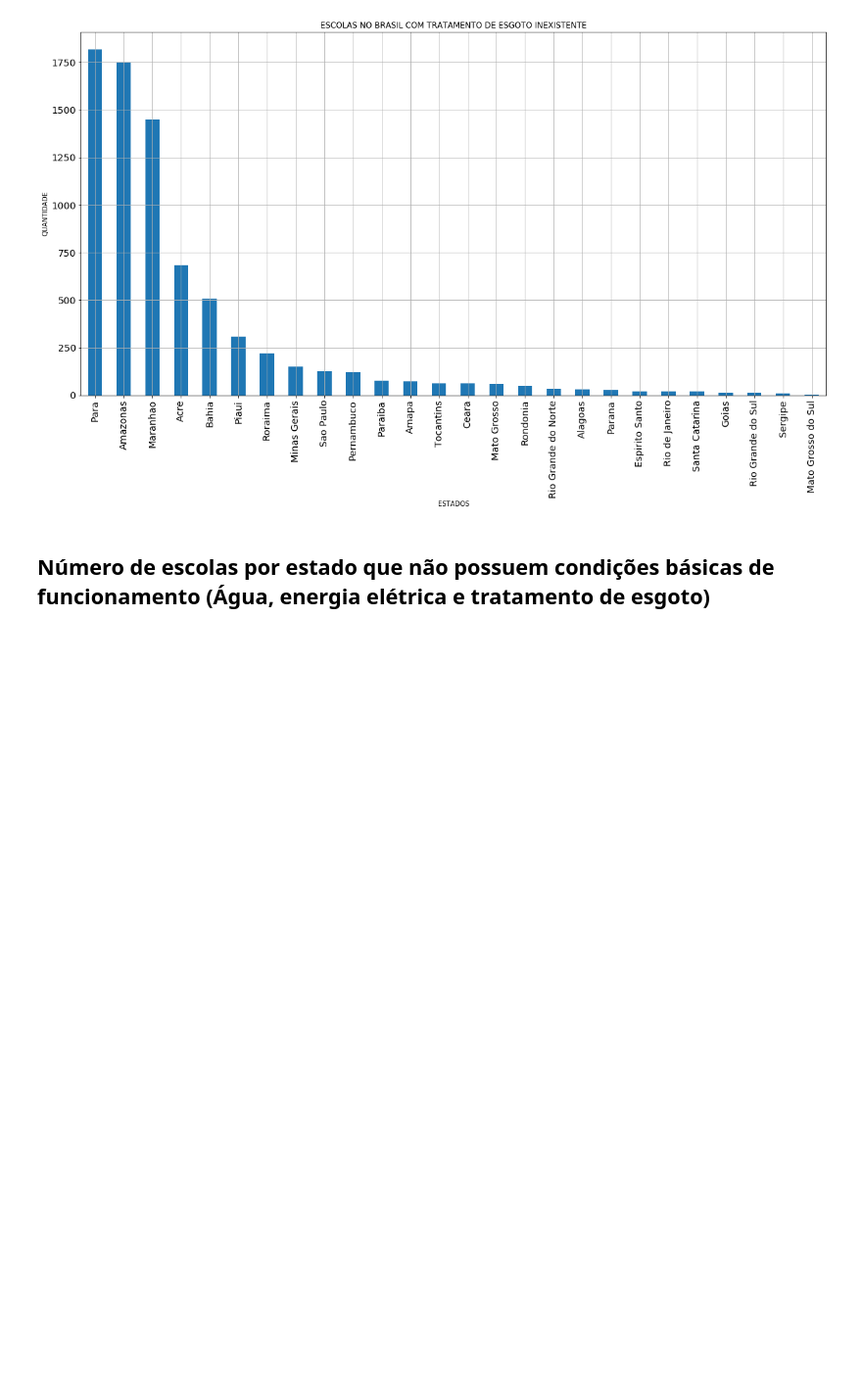
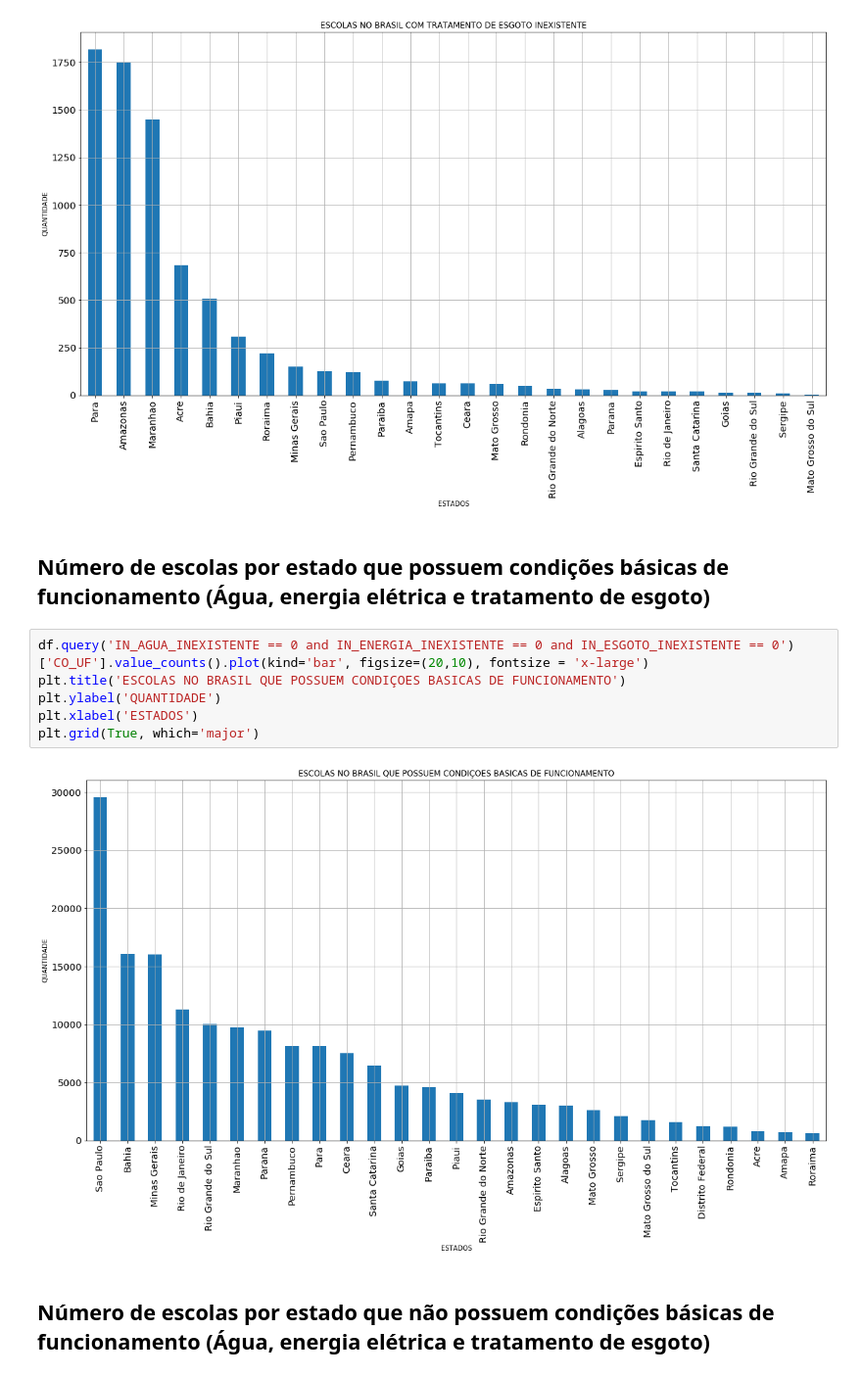
Before and after one commit to guilhermemigliano/analise-de-dados-ED, a Jupyter notebook: EP4.ipynb, the cells around one changed output. Shown: that part at 98% size. Drawn from its saved outputs; the diff is of its cells as text; blank space fills up the shorter version.

```diff
--- a/EP4.ipynb
+++ b/EP4.ipynb
@@ -38,6 +72,17 @@ plt.xlabel('ESTADOS')
 plt.grid(True, which='major')
 # %% [output]
 [figure]
+# %% [markdown]
+**Número de escolas por estado que possuem condições básicas de funcionamento (Água, energia elétrica e tratamento de esgoto)**
+--------------------
+# %%
+df.query('IN_AGUA_INEXISTENTE == 0 and IN_ENERGIA_INEXISTENTE == 0 and IN_ESGOTO_INEXISTENTE == 0')['CO_UF'].value_counts().plot(kind='bar', figsize=(20,10), fontsize = 'x-large')
+plt.title('ESCOLAS NO BRASIL QUE POSSUEM CONDIÇOES BASICAS DE FUNCIONAMENTO')
+plt.ylabel('QUANTIDADE')
+plt.xlabel('ESTADOS')
+plt.grid(True, which='major')
+# %% [output]
+[figure, added]
 # %% [markdown]
 **Número de escolas por estado que não possuem condições básicas de funcionamento (Água, energia elétrica e tratamento de esgoto)**
 --------------------
```
Also changed, not shown: parts of 8 cells of this notebook, 1 other file.
